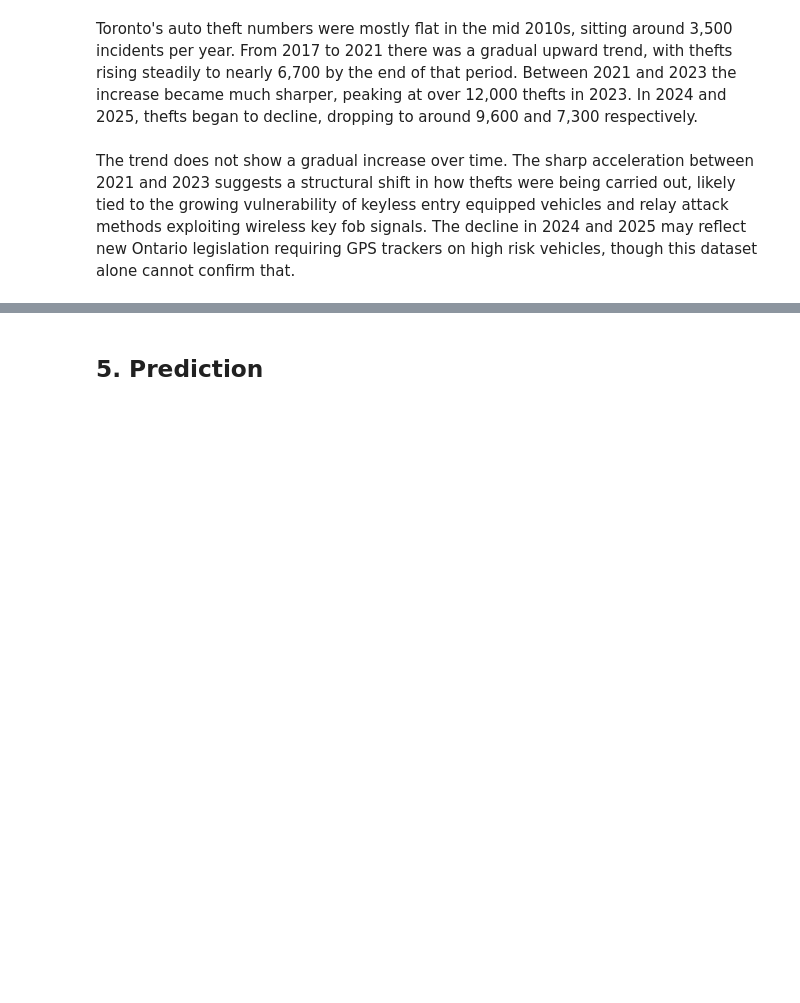
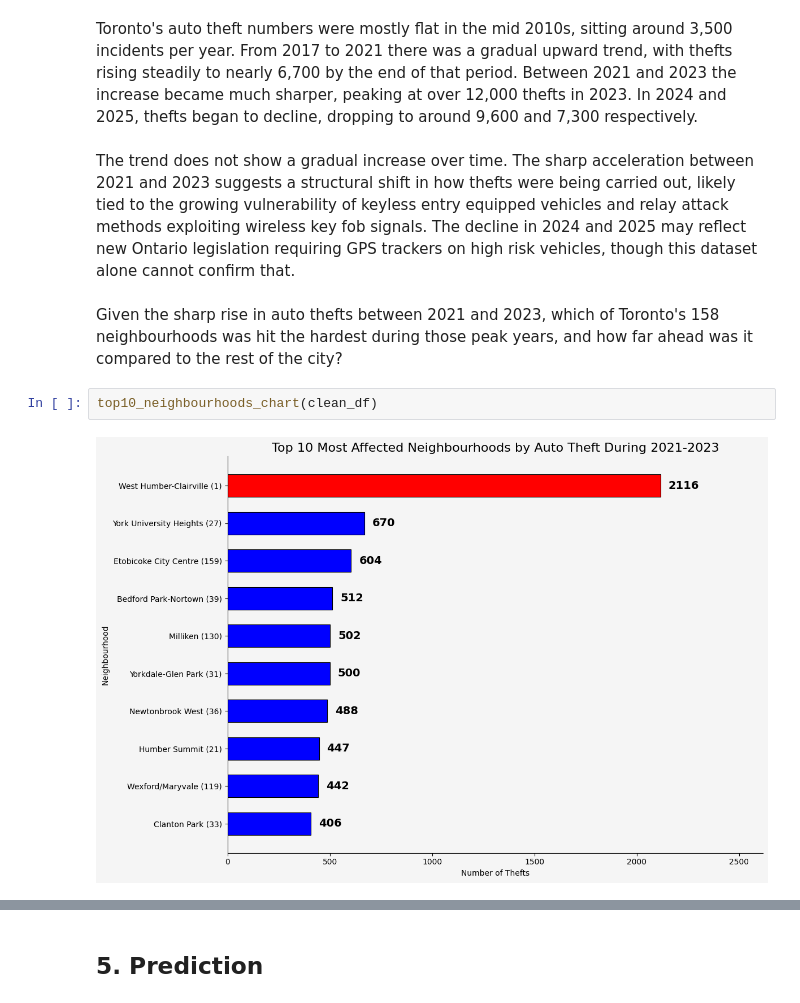
Before and after one commit to akharghani/toronto-auto-theft-analysis, a Jupyter notebook: notebooks/analysis.ipynb, the cells around one changed output, grey strips where cells are left out. Drawn from its saved outputs; the diff is of its cells as text; blank space fills up the shorter version.

```diff
--- a/notebooks/analysis.ipynb
+++ b/notebooks/analysis.ipynb
@@ -143,3 +143,9 @@ yearly_trends_chart(clean_df)
 Toronto's auto theft numbers were mostly flat in the mid 2010s, sitting around 3,500 incidents per year. From 2017 to 2021 there was a gradual upward trend, with thefts rising steadily to nearly 6,700 by the end of that period. Between 2021 and 2023 the increase became much sharper, peaking at over 12,000 thefts in 2023. In 2024 and 2025, thefts began to decline, dropping to around 9,600 and 7,300 respectively.
 # %% [markdown]
 The trend does not show a gradual increase over time. The sharp acceleration between 2021 and 2023 suggests a structural shift in how thefts were being carried out, likely tied to the growing vulnerability of keyless entry equipped vehicles and relay attack methods exploiting wireless key fob signals. The decline in 2024 and 2025 may reflect new Ontario legislation requiring GPS trackers on high risk vehicles, though this dataset alone cannot confirm that.
+# %% [markdown]
+Given the sharp rise in auto thefts between 2021 and 2023, which of Toronto's 158 neighbourhoods was hit the hardest during those peak years, and how far ahead was it compared to the rest of the city?
+# %%
+top10_neighbourhoods_chart(clean_df)
+# %% [output]
+[figure, added]
```
Also changed, not shown: parts of 3 cells of this notebook.
